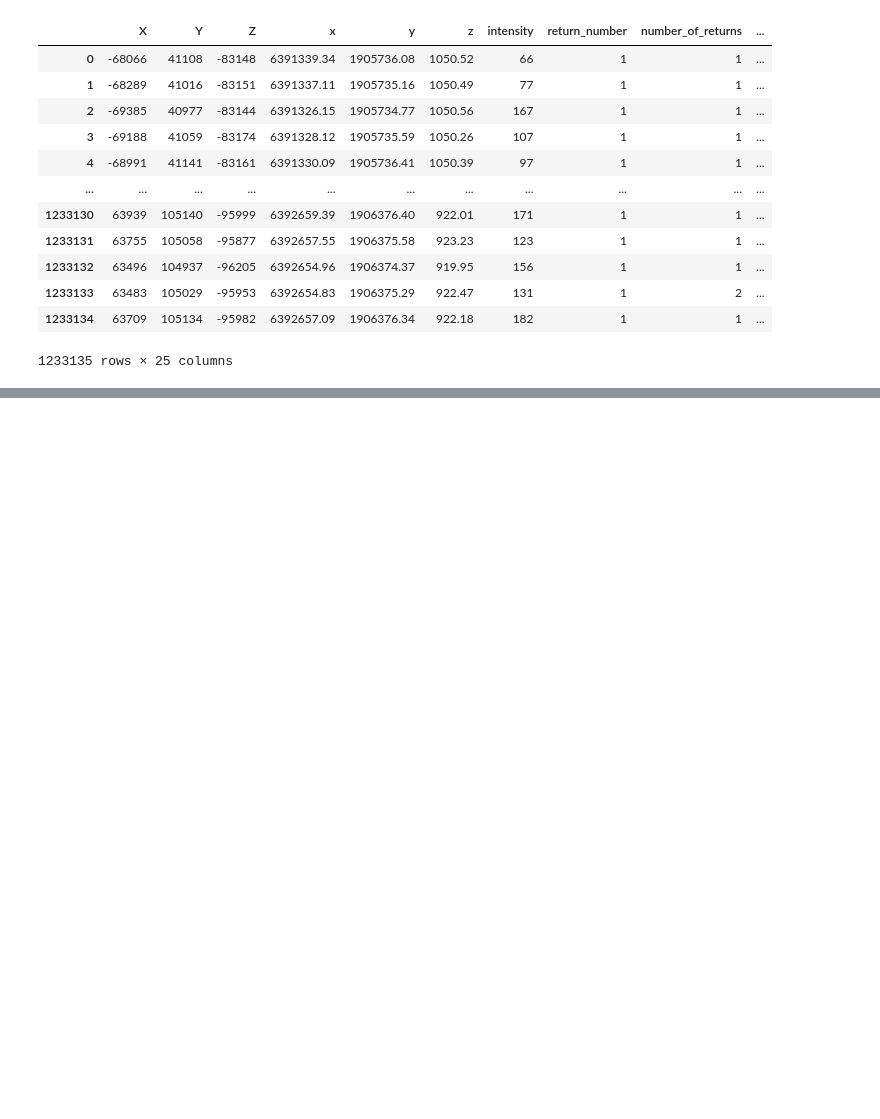
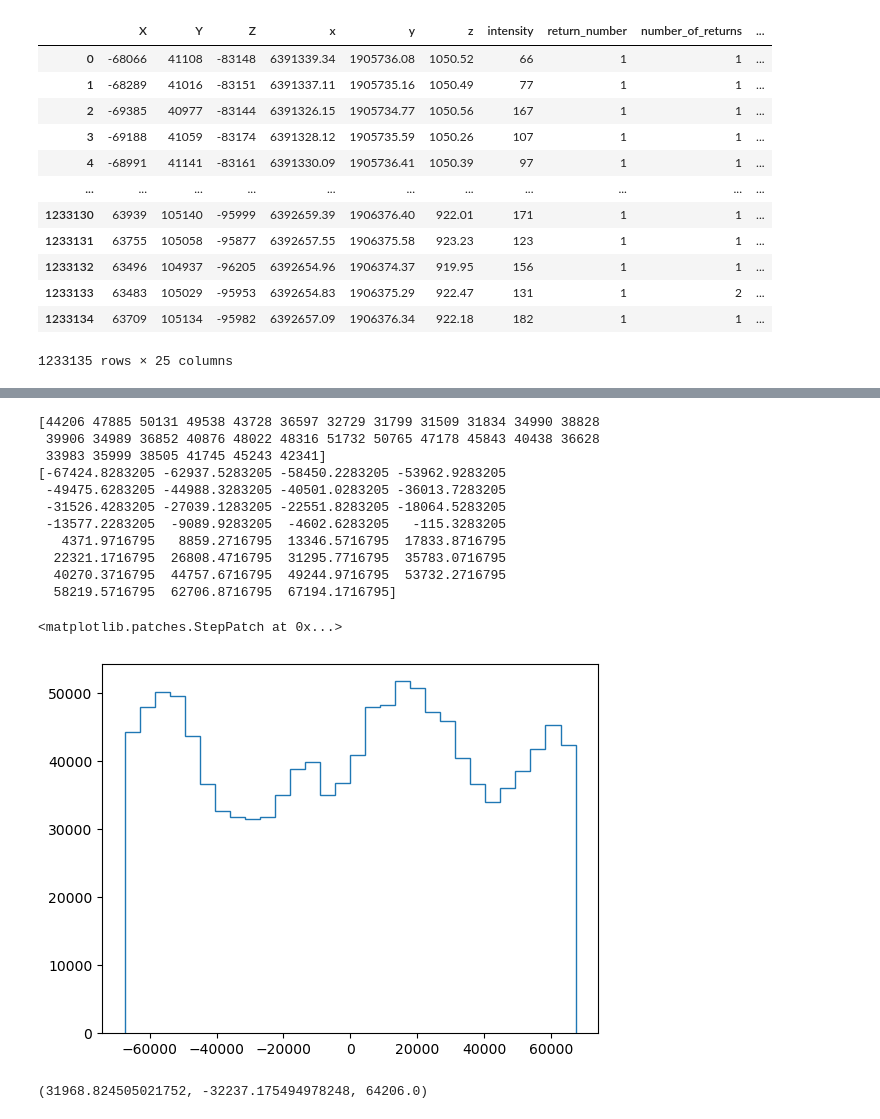
Before and after one commit to JuanCReyes1/lidar_processing, a Jupyter notebook: python38/esri_lidar.ipynb, the cells around one changed output, grey strips where cells are left out. Cells and saved outputs as stored; diff of their text form; code cells hidden in the pictures; blank space fills up the shorter version.

```diff
--- a/python38/esri_lidar.ipynb
+++ b/python38/esri_lidar.ipynb
@@ -348,0 +416,23 @@ df
+# %%
+counts, bins = np.histogram(df.X_new,bins=30)
+print(counts)
+print(bins)
+plt.stairs(counts, bins)
+# %% [output]
+[44206 47885 50131 49538 43728 36597 32729 31799 31509 31834 34990 38828
+ 39906 34989 36852 40876 48022 48316 51732 50765 47178 45843 40438 36628
+ 33983 35999 38505 41745 45243 42341]
+[-67424.8283205 -62937.5283205 -58450.2283205 -53962.9283205
+ -49475.6283205 -44988.3283205 -40501.0283205 -36013.7283205
+ -31526.4283205 -27039.1283205 -22551.8283205 -18064.5283205
+ -13577.2283205  -9089.9283205  -4602.6283205   -115.3283205
+   4371.9716795   8859.2716795  13346.5716795  17833.8716795
+  22321.1716795  26808.4716795  31295.7716795  35783.0716795
+  40270.3716795  44757.6716795  49244.9716795  53732.2716795
+  58219.5716795  62706.8716795  67194.1716795]
+<matplotlib.patches.StepPatch at 0x...>
+[figure, added]
+# %%
+df.Y_new.max(),df.Y_new.min(),df.Y_new.max()-df.Y_new.min()
+# %% [output]
+(31968.824505021752, -32237.175494978248, 64206.0)
```
Also changed, not shown: parts of 25 cells of this notebook, 3 other files.
